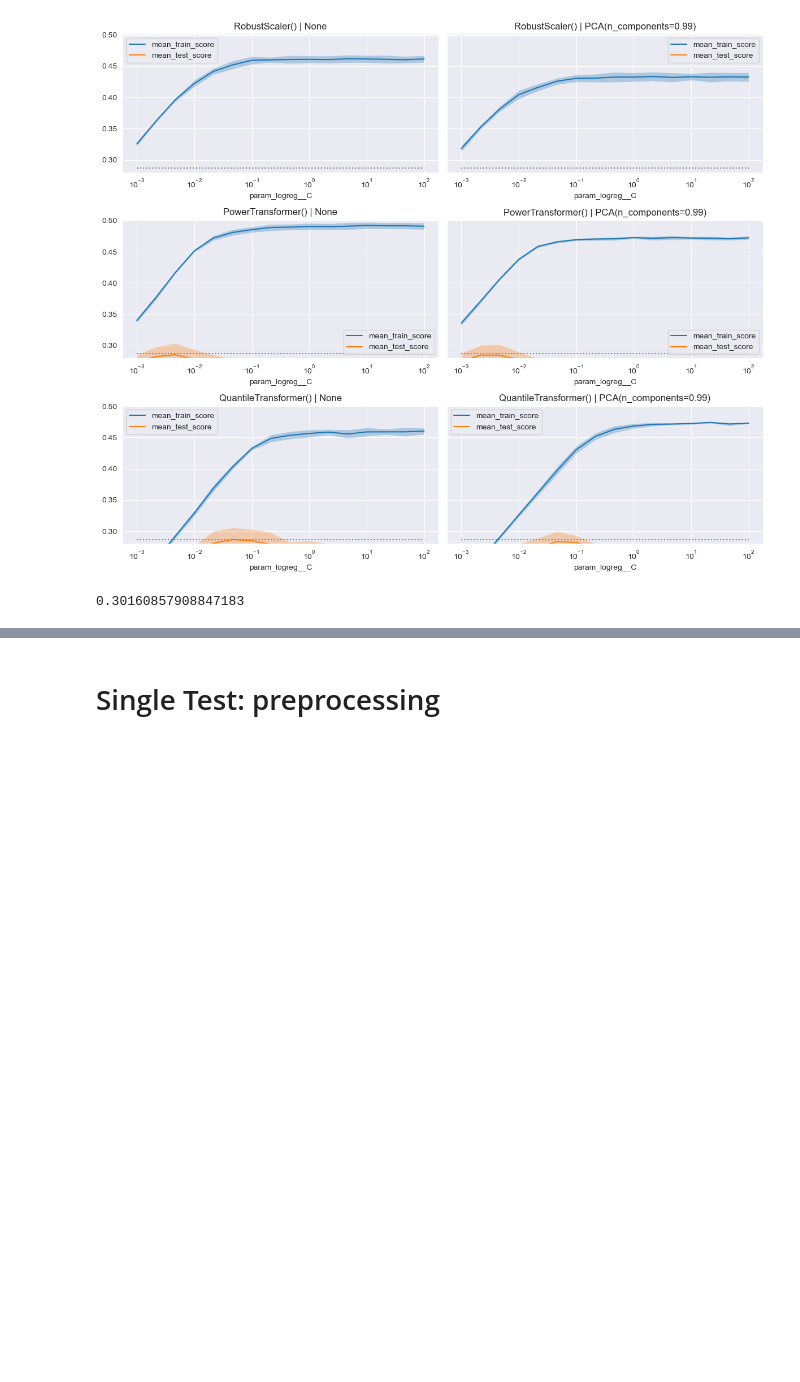
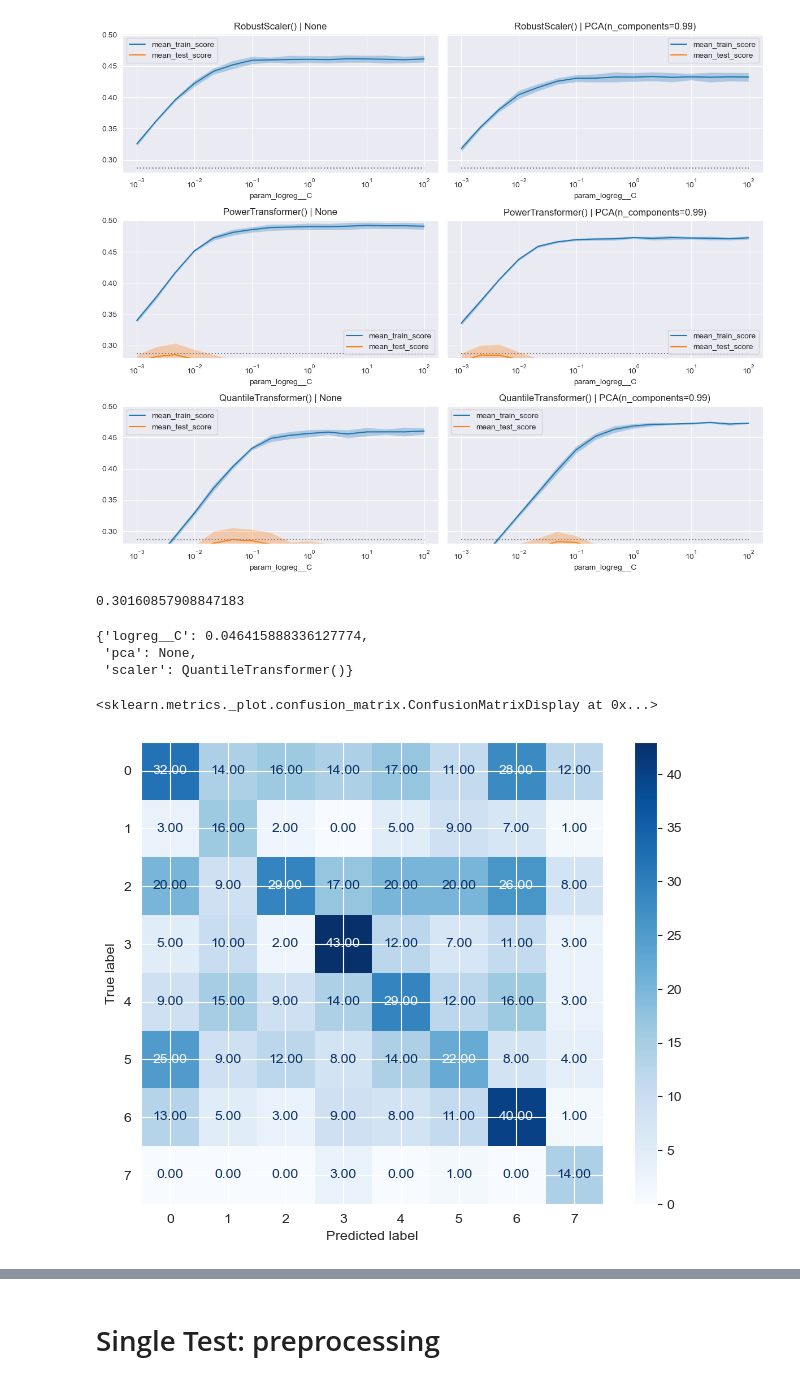
Before and after one commit to shenchris/un2015, a Jupyter notebook: un2015.ipynb, the cells around one changed output, grey strips where cells are left out. Drawn from its saved outputs; the diff is of its cells as text; code cells hidden in the pictures; blank space fills up the shorter version.

```diff
--- a/un2015.ipynb
+++ b/un2015.ipynb
@@ -742,3 +743,21 @@ best_clf = model.best_estimator_
 best_clf.score(X_test, y_test)
 # %% [output]
 0.30160857908847183
+# %%
+model.best_params_
+# %% [output]
+{'logreg__C': 0.046415888336127774,
+ 'pca': None,
+ 'scaler': QuantileTransformer()}
+# %%
+y_pred = best_clf.predict(X_test)
+# %%
+cm = confusion_matrix(y_test, y_pred)
+cm_normalized_by_row = cm.astype('float') / cm.sum(axis=1)[:, np.newaxis]
+# %%
+disp = ConfusionMatrixDisplay(confusion_matrix=cm)
+fig, ax = plt.subplots(figsize=(8, 6))  # Set the figure size for better clarity
+disp.plot(cmap="Blues", ax=ax, values_format=".2f")
+# %% [output]
+<sklearn.metrics._plot.confusion_matrix.ConfusionMatrixDisplay at 0x...>
+[figure, added]
```
Also changed, not shown: parts of 8 cells of this notebook.
